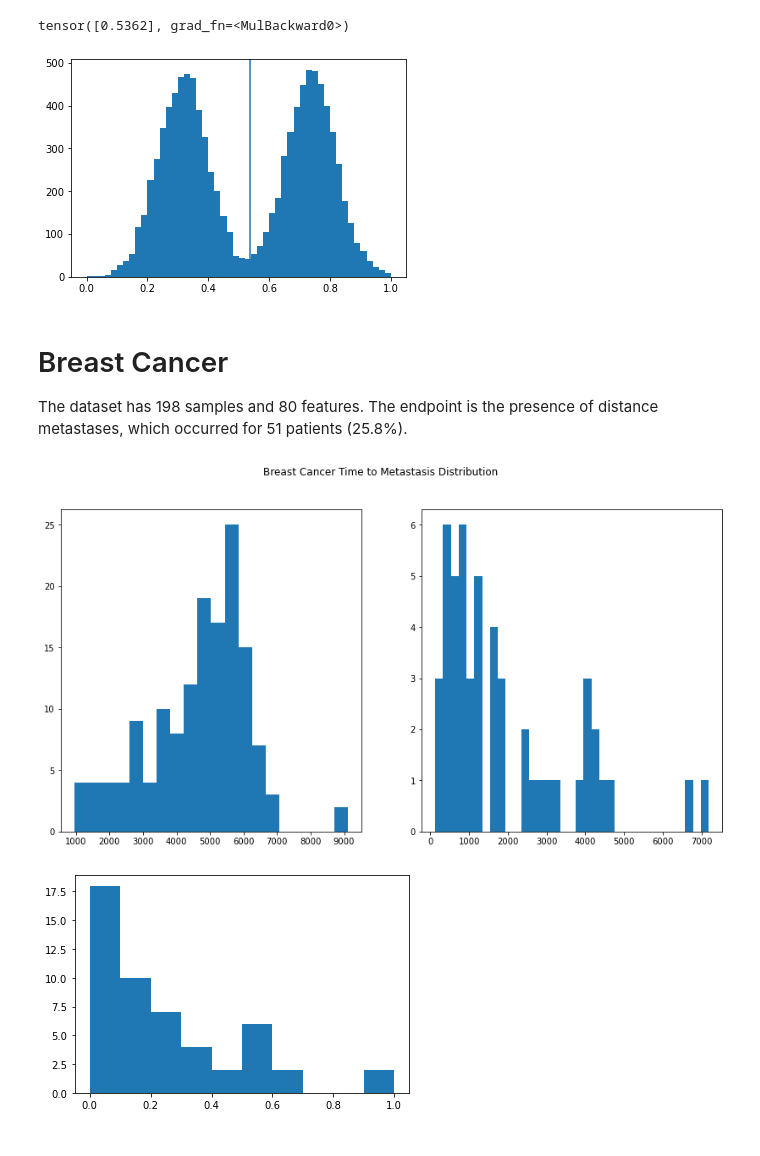
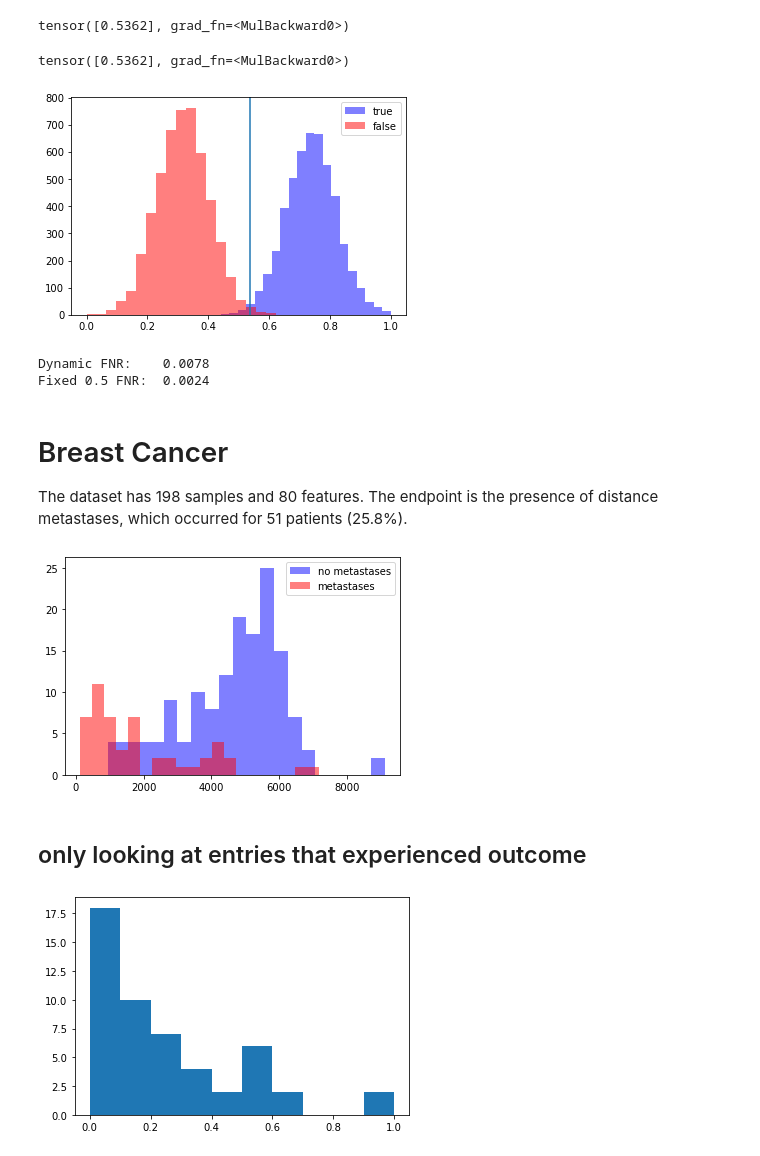
Before and after one commit to JimmyJHickey/Dynamic-Survival-Cutpoints, a Jupyter notebook: class_test.ipynb, the cells around one changed output. Drawn from its saved outputs; the diff is of its cells as text; code cells hidden in the pictures.

Commit message:
work on recursive cutpoints

```diff
--- a/class_test.ipynb
+++ b/class_test.ipynb
@@ -57,12 +69,24 @@ Likelihood = 4.8392788e-01 | Prior = -2.3893671e-01
 m.cutpoint
 # %% [output]
 tensor([0.5362], grad_fn=<MulBackward0>)
-# %%
-plt.hist(t, bins=50)
-plt.axvline(m.cutpoint)
-plt.show()
-# %% [output]
-[figure, removed]
+# %%
+print(m.cutpoint)
+plt.hist(t[y==1], bins = 20, alpha=0.5, color="blue", label="true")
+plt.hist(t[y==0], bins = 20, alpha=0.5, color="red", label="false")
+plt.legend()
+plt.axvline(m.cutpoint)
+plt.show()
+# %% [output]
+tensor([0.5362], grad_fn=<MulBackward0>)
+[figure, added]
+# %%
+dynamic_fnr = fnr(t, y==1, m.cutpoint)
+fixed_fnr = fnr(t,y == 1, 0.5)
+
+print(f"Dynamic FNR:\t{round(dynamic_fnr,4)}\nFixed 0.5 FNR:\t{round(fixed_fnr, 4)}")
+# %% [output]
+Dynamic FNR:    0.0078
+Fixed 0.5 FNR:  0.0024
 # %% [markdown]
 # Breast Cancer
 
@@ -70,20 +94,18 @@ The dataset has 198 samples and 80 features. The endpoint is the presence of dis
 # %%
 import pandas as pd
 import torch
 from sksurv.datasets import load_breast_cancer
 
 data_x, data_y = load_breast_cancer()
 y_df = pd.DataFrame.from_records(data_y)
 
-
-histo, ax = plt.subplots(ncols=2, figsize=(14, 7))
-
-histo.suptitle("Breast Cancer Time to Metastasis Distribution")
-
-histo = ax[0].hist(y_df[~y_df["e.tdm"]]["t.tdm"], bins = 20)
-histo = ax[1].hist(y_df[y_df["e.tdm"]]["t.tdm"], bins = 35)
+plt.hist(y_df[~y_df["e.tdm"]]["t.tdm"], bins = 20, alpha=0.5, color="blue", label="no metastases")
+plt.hist(y_df[y_df["e.tdm"]]["t.tdm"], bins = 20, alpha=0.5, color="red", label="metastases")
+plt.legend()
 
 plt.show()
 # %% [output]
-[figure, old version]
+[figure, new version]
+# %% [markdown]
+## only looking at entries that experienced outcome
 # %%
```
Also changed, not shown: parts of 26 cells of this notebook, 2 other files.
